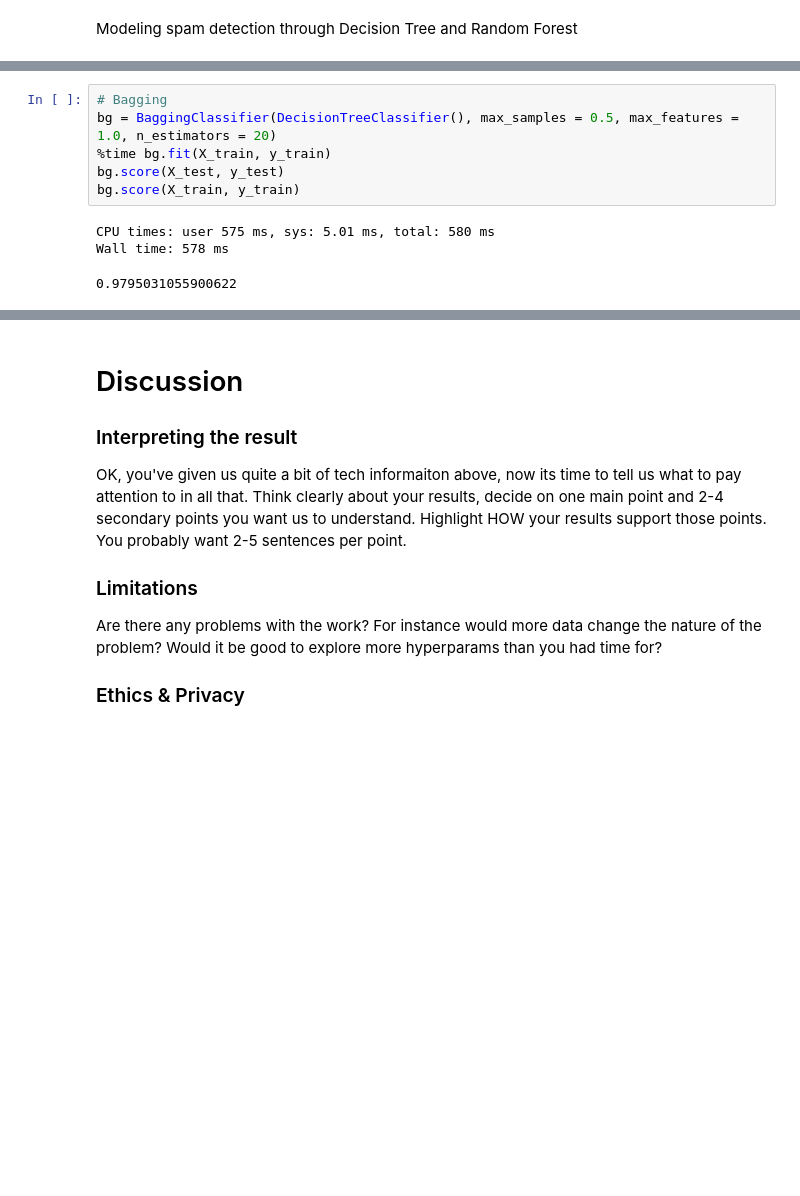
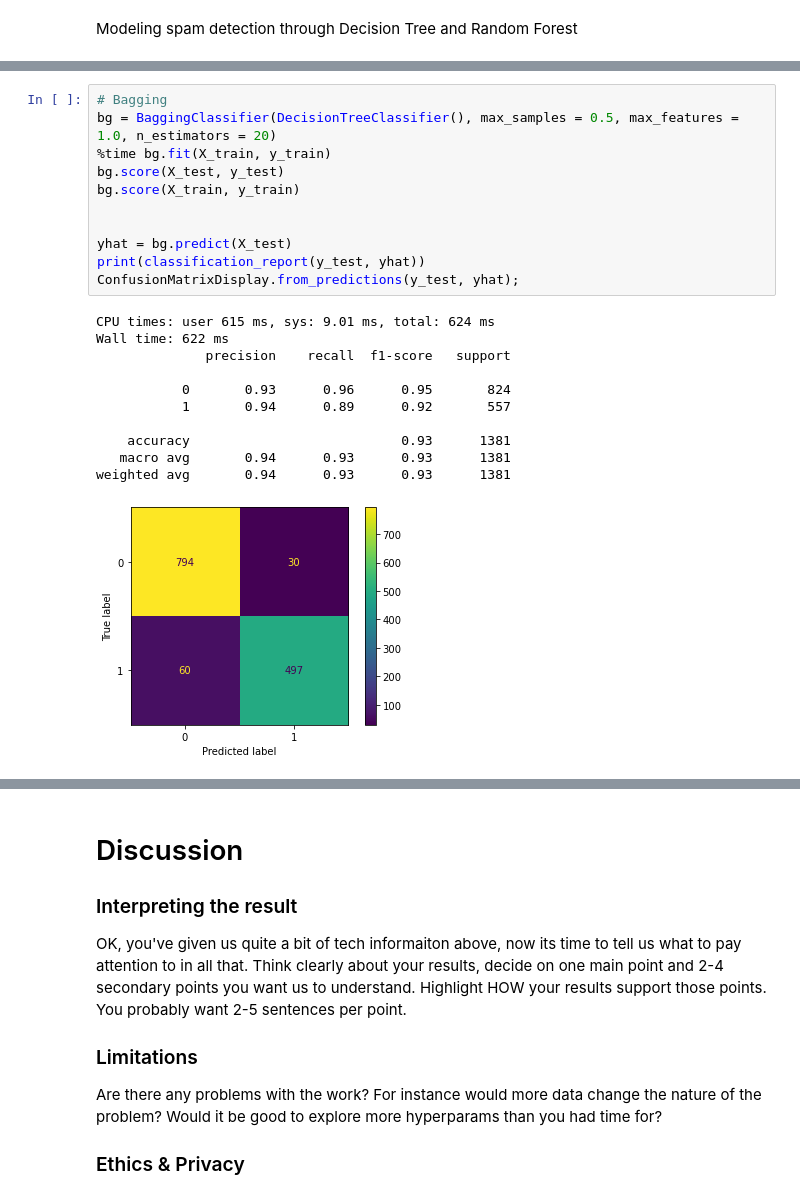
Before and after one commit to COGS118A/Group035-SP23, a Jupyter notebook: FinalProject_Group035-SP23.ipynb, the cells around one changed output, grey strips where cells are left out. Saved outputs shown, nothing was run; the diff lists cells and outputs as text; blank space fills up the shorter version.

```diff
--- a/FinalProject_Group035-SP23.ipynb
+++ b/FinalProject_Group035-SP23.ipynb
@@ -168,13 +194,26 @@ Wall time: 164 ms
 # %%
 # Bagging
 bg = BaggingClassifier(DecisionTreeClassifier(), max_samples = 0.5, max_features = 1.0, n_estimators = 20)
 %time bg.fit(X_train, y_train)
 bg.score(X_test, y_test)
 bg.score(X_train, y_train)
+
+
+yhat = bg.predict(X_test)
+print(classification_report(y_test, yhat))
+ConfusionMatrixDisplay.from_predictions(y_test, yhat);
 # %% [output]
-CPU times: user 575 ms, sys: 5.01 ms, total: 580 ms
-Wall time: 578 ms
+CPU times: user 615 ms, sys: 9.01 ms, total: 624 ms
+Wall time: 622 ms
+              precision    recall  f1-score   support
+
+           0       0.93      0.96      0.95       824
+           1       0.94      0.89      0.92       557
+
+    accuracy                           0.93      1381
+   macro avg       0.94      0.93      0.93      1381
+weighted avg       0.94      0.93      0.93      1381
-0.9795031055900622
+[figure, added]
 # %%
 # Boosting - Ada Boost
 adb = AdaBoostClassifier(DecisionTreeClassifier(), n_estimators = 5, learning_rate = 1)
```
Also changed, not shown: parts of 6 cells of this notebook.
